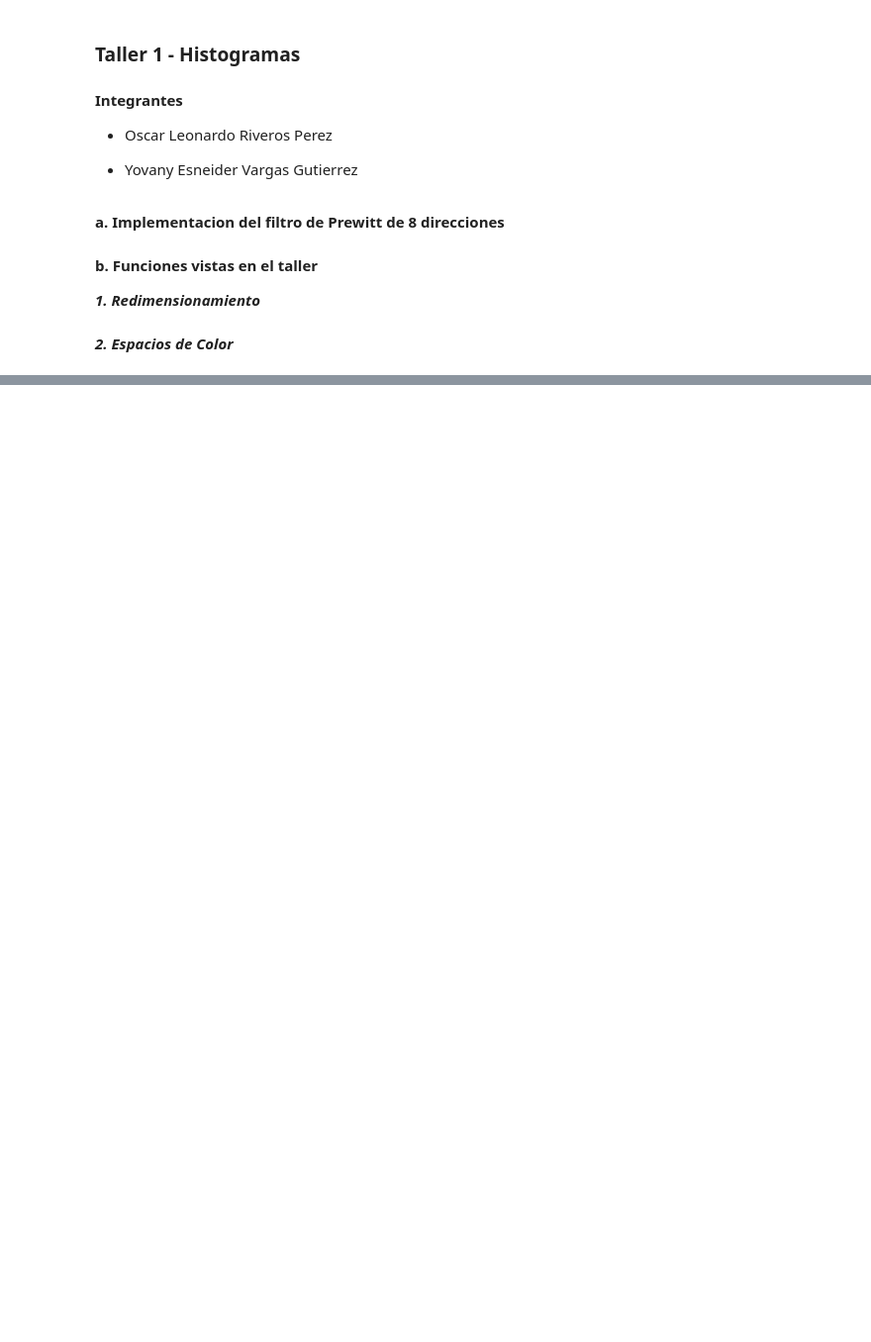
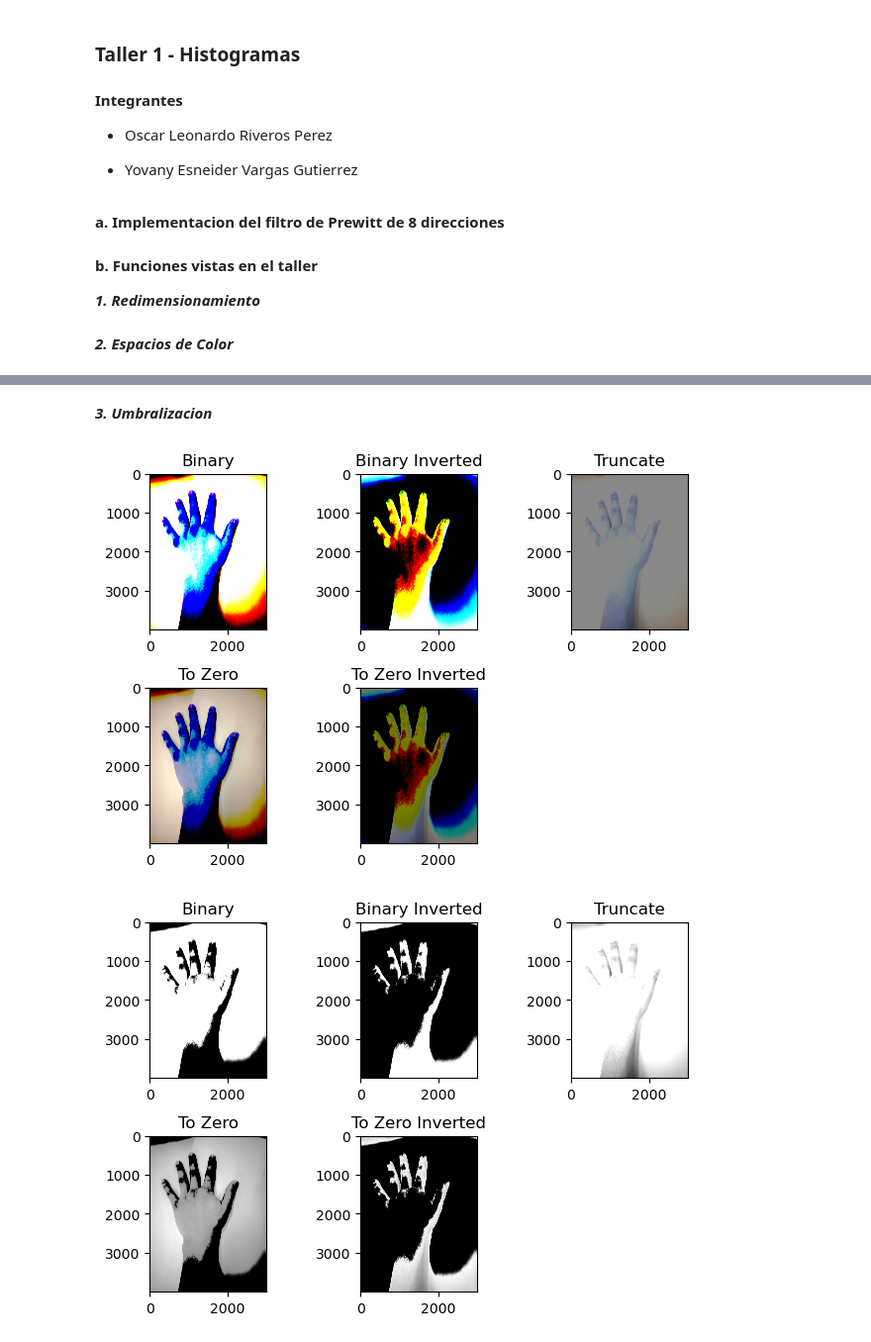
Before and after one commit to KouzouAkizuki/Tecnicas-de-IA---2024-I, a Jupyter notebook: Talleres/Taller 2/Taller 2.ipynb, the cells around one changed output, grey strips where cells are left out. Shown at 99% size. Cells and saved outputs as stored; diff of their text form; code cells hidden in the pictures; blank space fills up the shorter version.

Commit message:
Umbralizacion

```diff
--- a/Talleres/Taller 2/Taller 2.ipynb
+++ b/Talleres/Taller 2/Taller 2.ipynb
@@ -115,0 +121,42 @@ AttributeError: module 'matplotlib.cm' has no attribute 'bgr'
+# %% [markdown]
+***3. Umbralizacion***
+# %%
+Umbral=136
+Max_Valor=255
+
+Mano_Binary         =   cv2.threshold(Mano,Umbral,Max_Valor,cv2.THRESH_BINARY)
+Mano_Binary_Inv     =   cv2.threshold(Mano,Umbral,Max_Valor,cv2.THRESH_BINARY_INV)
+Mano_Truncate       =   cv2.threshold(Mano,Umbral,Max_Valor,cv2.THRESH_TRUNC)
+Mano_To_Zero        =   cv2.threshold(Mano,Umbral,Max_Valor,cv2.THRESH_TOZERO)
+Mano_To_Zero_Inv    =   cv2.threshold(Mano,Umbral,Max_Valor,cv2.THRESH_TOZERO_INV)
+
+Mano_Binary_Gray        =   cv2.threshold(Mano_Gray,Umbral,Max_Valor,cv2.THRESH_BINARY)
+Mano_Binary_Inv_Gray    =   cv2.threshold(Mano_Gray,Umbral,Max_Valor,cv2.THRESH_BINARY_INV)
+Mano_Truncate_Gray      =   cv2.threshold(Mano_Gray,Umbral,Max_Valor,cv2.THRESH_TRUNC)
+Mano_To_Zero_Gray       =   cv2.threshold(Mano_Gray,Umbral,Max_Valor,cv2.THRESH_TOZERO)
+Mano_To_Zero_Inv_Gray   =   cv2.threshold(Mano_Gray,Umbral,Max_Valor,cv2.THRESH_TOZERO_INV)
+
+# Threshold aplicado a imagenes en RGB
+plt.figure(1)
+plt.subplot(231), plt.imshow(Mano_Binary[1]), plt.title('Binary')
+plt.subplot(232), plt.imshow(Mano_Binary_Inv[1]), plt.title('Binary Inverted')
+plt.subplot(233), plt.imshow(Mano_Truncate[1]), plt.title('Truncate')
+plt.subplot(234), plt.imshow(Mano_To_Zero[1]), plt.title('To Zero')
+plt.subplot(235), plt.imshow(Mano_To_Zero_Inv[1]), plt.title('To Zero Inverted')
+
+plt.subplots_adjust(top=0.95, bottom=0.05, left=0.10, right=0.95, hspace=0, wspace=0.8)
+plt.show()
+
+# Threshold aplicado a imagenes en escala de grises
+plt.figure(1)
+plt.subplot(231), plt.imshow(Mano_Binary_Gray[1], cmap=plt.cm.gray), plt.title('Binary')
+plt.subplot(232), plt.imshow(Mano_Binary_Inv_Gray[1], cmap=plt.cm.gray), plt.title('Binary Inverted')
+plt.subplot(233), plt.imshow(Mano_Truncate_Gray[1], cmap=plt.cm.gray), plt.title('Truncate')
+plt.subplot(234), plt.imshow(Mano_To_Zero_Gray[1], cmap=plt.cm.gray), plt.title('To Zero')
+plt.subplot(235), plt.imshow(Mano_To_Zero_Inv_Gray[1], cmap=plt.cm.gray), plt.title('To Zero Inverted')
+
+plt.subplots_adjust(top=0.95, bottom=0.05, left=0.10, right=0.95, hspace=0, wspace=0.8)
+plt.show()
+# %% [output]
+[figure, added]
+[figure, added]
```
Also changed, not shown: parts of 1 cell of this notebook.
